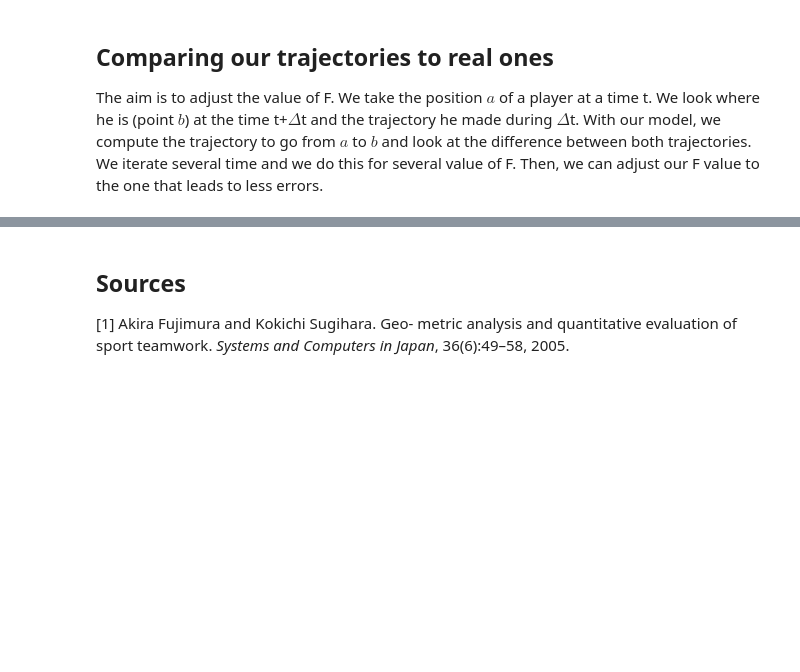
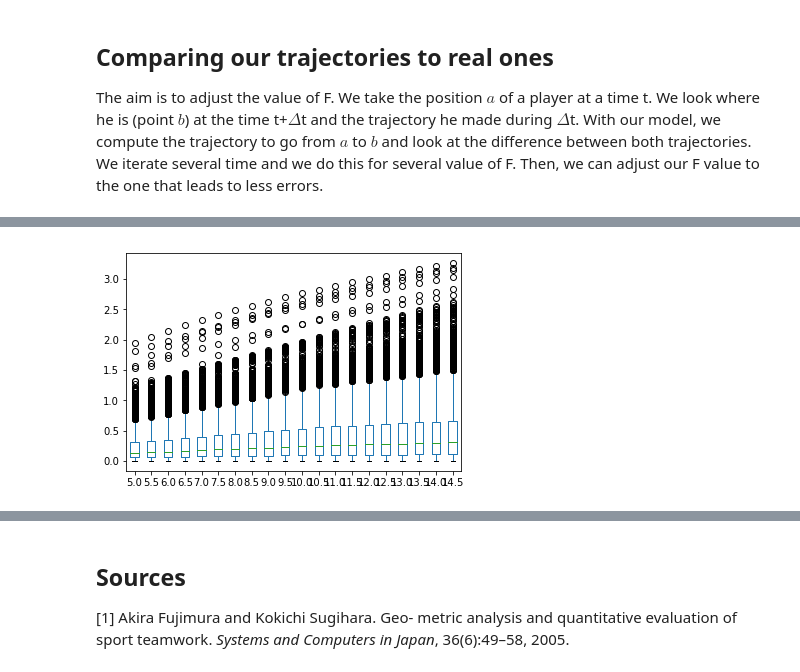
Before and after one commit to AmigoCap/MecaSportCo, a Jupyter notebook: Notebooks/2_Modelling_players_trajectories.ipynb, the cells around one changed output, grey strips where cells are left out. Drawn from its saved outputs; the diff is of its cells as text; code cells hidden in the pictures; blank space fills up the shorter version.

```diff
--- a/Notebooks/2_Modelling_players_trajectories.ipynb
+++ b/Notebooks/2_Modelling_players_trajectories.ipynb
@@ -74,3 +78,29 @@ print_path(np.array([0,0]),np.array([1,2]),np.array([0,-10]))
 ## Comparing our trajectories to real ones
 
 The aim is to adjust the value of F. We take the position $a$ of a player at a time t. We look where he is (point $b$) at the time t+$\Delta$t and the trajectory he made during $\Delta$t. With our model, we compute the trajectory to go from $a$ to $b$ and look at the difference between both trajectories. We iterate several time and we do this for several value of F. Then, we can adjust our F value to the one that leads to less errors.
+# %%
+def one_trajectory_error(lx,ly,lxreal,lyreal):
+    MSE=0
+    for x,y,xreal,yreal in zip(lx,ly,lxreal,lyreal):
+        delta=(np.linalg.norm(np.array([xreal-x,yreal-y])))**2
+        MSE+=delta
+    return MSE
+# %%
+def players_ball_speed_position(moment1,moment2):
+    team1,team2,ball =[],[],[]
+
+    dt=0.04
+    mom_infos={}
+    mom_infos['ball']={}
+    mom_infos['team1']={}
+    mom_infos['team2']={}
+    for i in range(11) :
+        if i==0:
+            mom_infos['ball']['xy']=np.array(moment1[i][2:4])
+            mom_infos['ball']['z']=moment1[i][4]
+            mom_infos['ball']['v']=np.array([(moment2[i][2]-moment1[i][2])/dt,(moment2[i][3]-moment1[i][3])/dt])
+        if 6<=i<=11:
+            mom_infos['team2'][str(moment1[i][1])]={'xy':np.array(moment1[i][2:4]),'v':np.array([(moment2[i][2]-moment1[i][2])/dt,(moment2[i][3]-moment1[i][3])/dt])}
+        if 1<=i<=5:
+            mom_infos['team1'][str(moment1[i][1])]={'xy':np.array(moment1[i][2:4]),'v':np.array([(moment2[i][2]-moment1[i][2])/dt,(moment2[i][3]-moment1[i][3])/dt])}
+    return(mom_infos)
@@ -76,0 +181,5 @@ The aim is to adjust the value of F. We take the position $a$ of a player at a t
+# %%
+errors,forces,times=event_trajectory_error(0,0.5)
+# %%
+df=pd.DataFrame(errors,index=forces)
+df.T.describe()
@@ -76,0 +196,5 @@ The aim is to adjust the value of F. We take the position $a$ of a player at a t
+# %%
+df.T.plot.box()
+plt.show()
+# %% [output]
+[figure, added]
```
Also changed, not shown: parts of 16 cells of this notebook, 3 other files.
